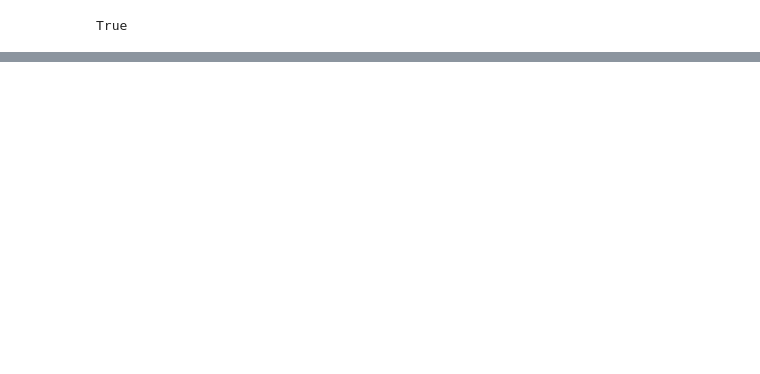
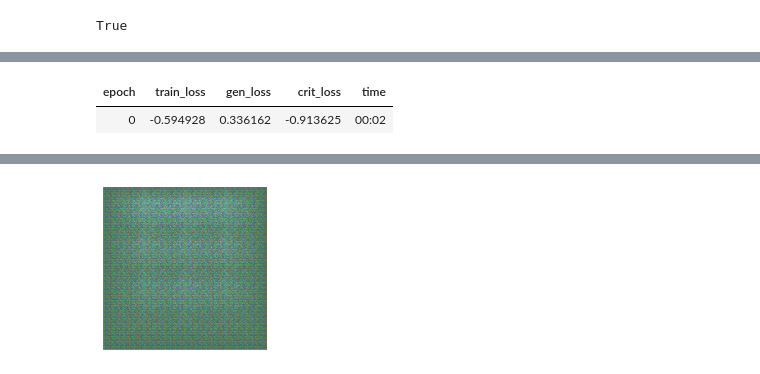
Before and after one commit to nilamo/scratch, a Jupyter notebook: pytorch_test.ipynb, the cells around one changed output, grey strips where cells are left out. Saved outputs shown, nothing was run; the diff lists cells and outputs as text; code cells hidden in the pictures; blank space fills up the shorter version.

```diff
--- a/pytorch_test.ipynb
+++ b/pytorch_test.ipynb
@@ -15,0 +32,14 @@ dls = dblock.dataloaders("training", bs=8)
+# %%
+generator = basic_generator(256, n_channels=3, n_extra_layers=1)
+critic    = basic_critic   (256, n_channels=3, n_extra_layers=1, act_cls=partial(nn.LeakyReLU, negative_slope=0.2))
+learn = GANLearner.wgan(dls, generator, critic, opt_func = RMSProp)
+learn.recorder.train_metrics=True
+learn.recorder.valid_metrics=False
+# %%
+learn.fit(1, 2e-4, wd=0.)
+# %% [output]
+| epoch | train_loss | gen_loss | crit_loss | time |
+| 0 | -0.594928 | 0.336162 | -0.913625 | 00:02 |
+# %%
+learn.show_results(max_n=10, ds_idx=0)
+# %% [output]
@@ -16,3 +47,4 @@ dls = dblock.dataloaders("training", bs=8)
+[figure, added]
 # %%
 dblock.summary('training', bs=8, show_batch=True, unique=True)
 # %% [output]
```
Also changed, not shown: parts of 7 cells of this notebook.
